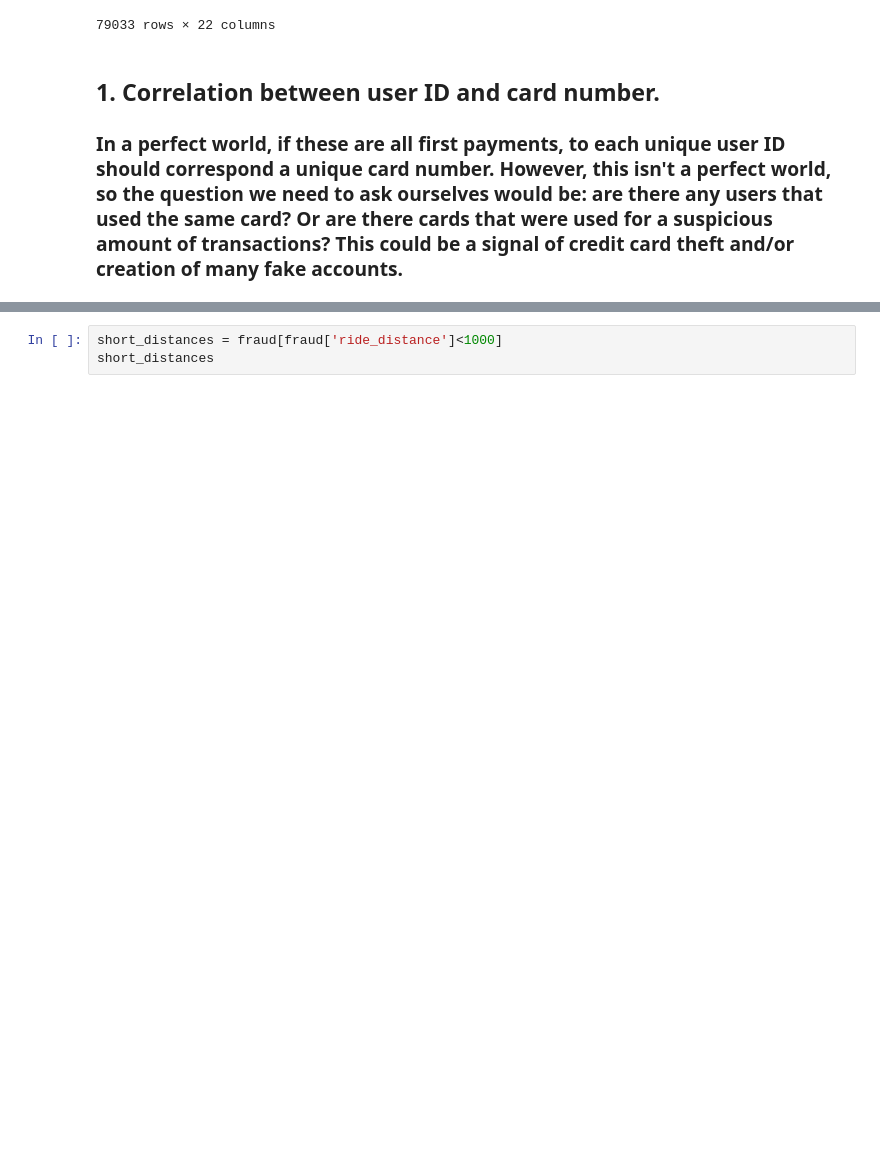
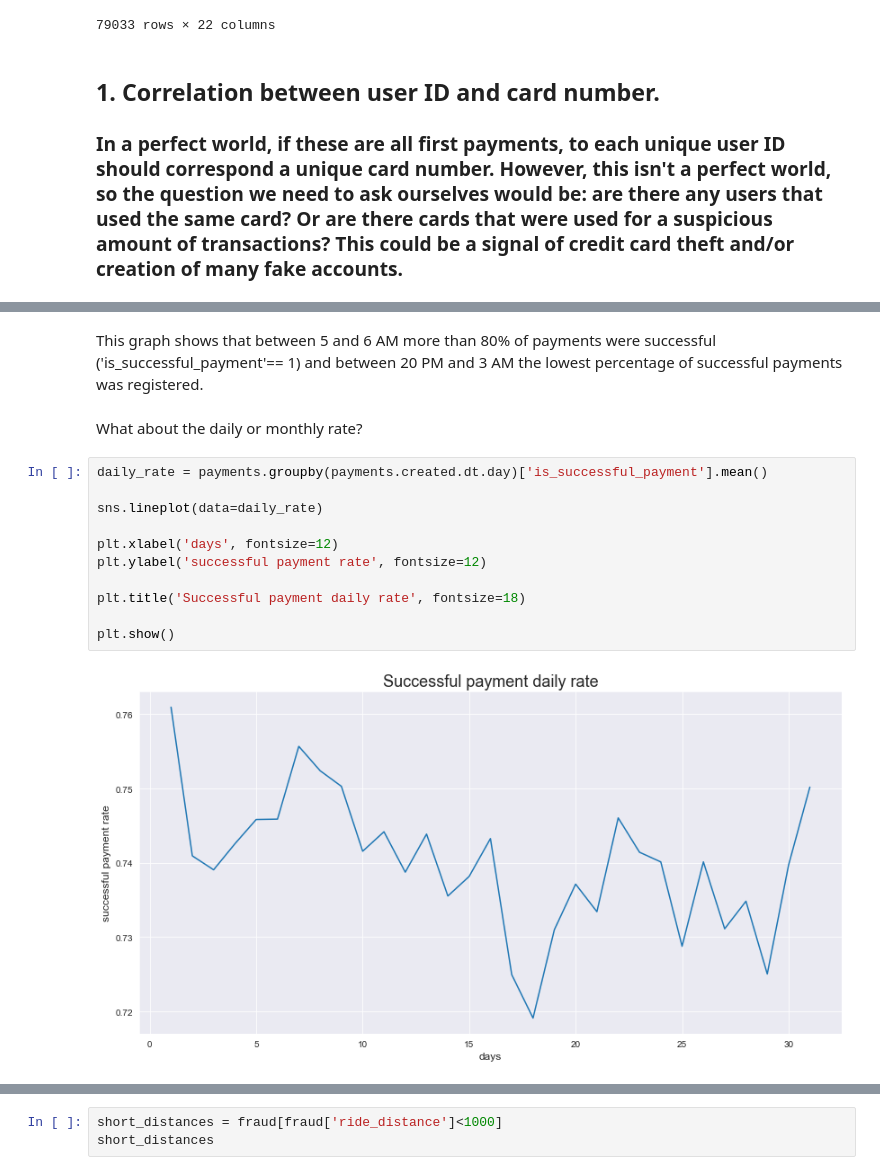
Before and after one commit to Steve389/first_time_payments_analysis, a Jupyter notebook: first_time_payments_analysis.ipynb, the cells around one changed output, grey strips where cells are left out. Saved outputs shown, nothing was run; the diff lists cells and outputs as text; blank space fills up the shorter version.

```diff
--- a/first_time_payments_analysis.ipynb
+++ b/first_time_payments_analysis.ipynb
@@ -114,0 +202,17 @@ One useful development would be to set a filter that detects cards that were use
+# %% [markdown]
+This graph shows that between 5 and 6 AM more than 80% of payments were successful ('is_successful_payment'== 1) and between 20 PM and 3 AM the lowest percentage of successful payments was registered.
+# %% [markdown]
+What about the daily or monthly rate?
+# %%
+daily_rate = payments.groupby(payments.created.dt.day)['is_successful_payment'].mean()
+
+sns.lineplot(data=daily_rate)
+
+plt.xlabel('days', fontsize=12)
+plt.ylabel('successful payment rate', fontsize=12)
+
+plt.title('Successful payment daily rate', fontsize=18)
+
+plt.show()
+# %% [output]
+[figure, added]
```
Also changed, not shown: parts of 49 cells of this notebook, 5 other files.
